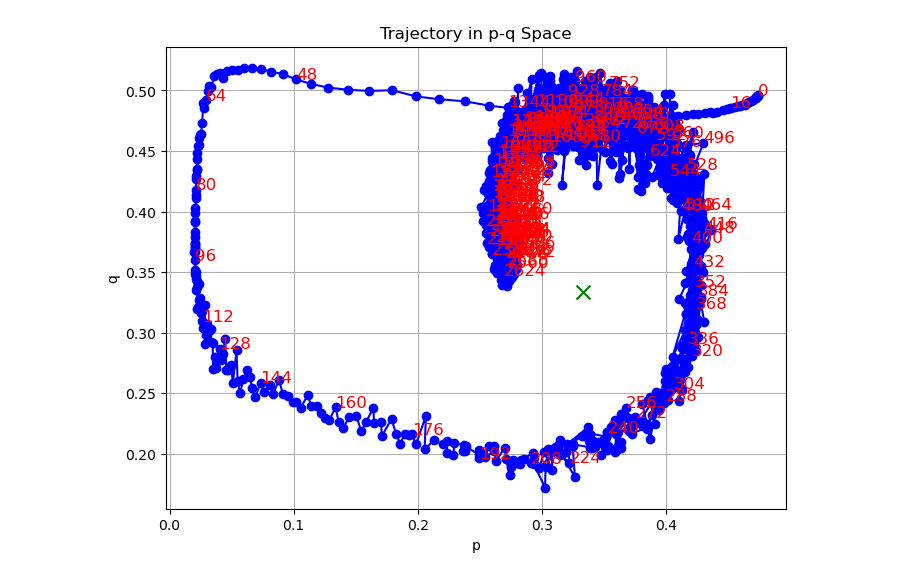
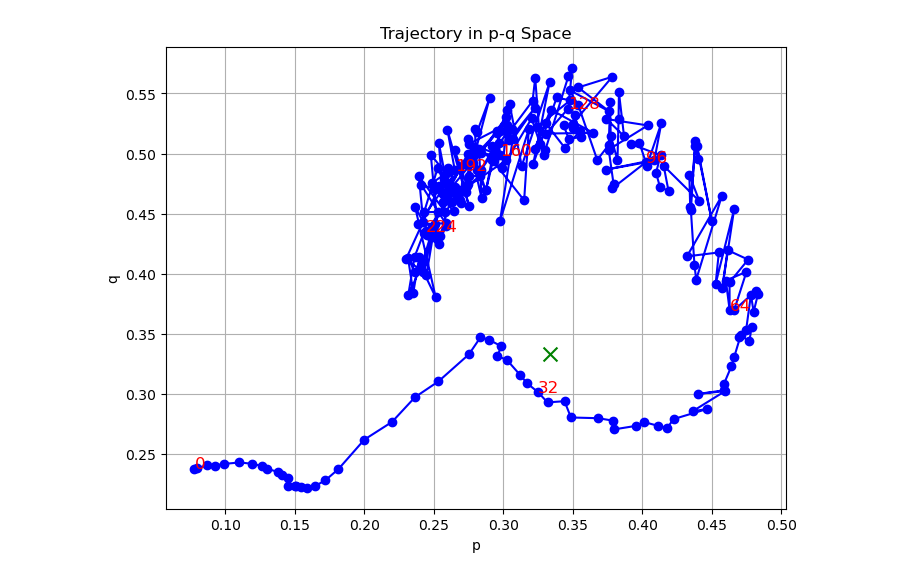
Before and after one commit to lichensongs/Q-Dispersion-Tree-Search, a Jupyter notebook: analysis.ipynb, the cells around one changed output. Cells and saved outputs as stored; diff of their text form; code cells hidden in the pictures.

```diff
--- a/analysis.ipynb
+++ b/analysis.ipynb
@@ -17,7 +17,7 @@ import matplotlib.pyplot as plt
 import torch
 # %%
 start_ix = 0
-num_model = 2700
+num_model = 250
 # %%
 vmodel = []
 pmodel = []
@@ -53,6 +53,10 @@ for i in range(num_model):
     vs1.append(v1)
     vs2.append(v2)
 df = pd.DataFrame({'p': ps, 'q': qs, 'v_?J[01]': vs, 'v_KJ[01]': vs1, 'v_QJ[01]': vs2})
+# %%
+df['err_?J[01]'] = np.abs(df['v_?J[01]'] - (-1))
+df['err_KJ[01]'] = np.abs(df['v_KJ[01]'] - (-2))
+df['err_QJ[01]'] = np.abs(df['v_QJ[01]'] - (0))
 # %%
 df
 # %% [output]
@@ -77,20 +86,20 @@ plt.plot(df.index, df['v_?J[01]'])
 # %%
 data = df
 
 plt.figure(figsize=(8, 6))
 plt.plot(data['p'], data['q'], marker='o', linestyle='-', color='b')
 plt.title('Trajectory in p-q Space')
 plt.xlabel('p')
 plt.ylabel('q')
 plt.grid(True)
 
 # Annotate every 10th point with its order number
 for i, (p, q) in enumerate(zip(data['p'], data['q'])):
-    if i % 16 == 0:
+    if i % 32 == 0:
         plt.text(p, q, str(i), color="red", fontsize=12)
 
 plt.scatter([1/3], [1/3], color='green', s=100, marker='x', label='Target (1/3, 1/3)')
 
 plt.show()
 # %% [output]
-[figure, old version]
+[figure, new version]
```
Also changed, not shown: parts of 10 cells of this notebook, 3 other files.
